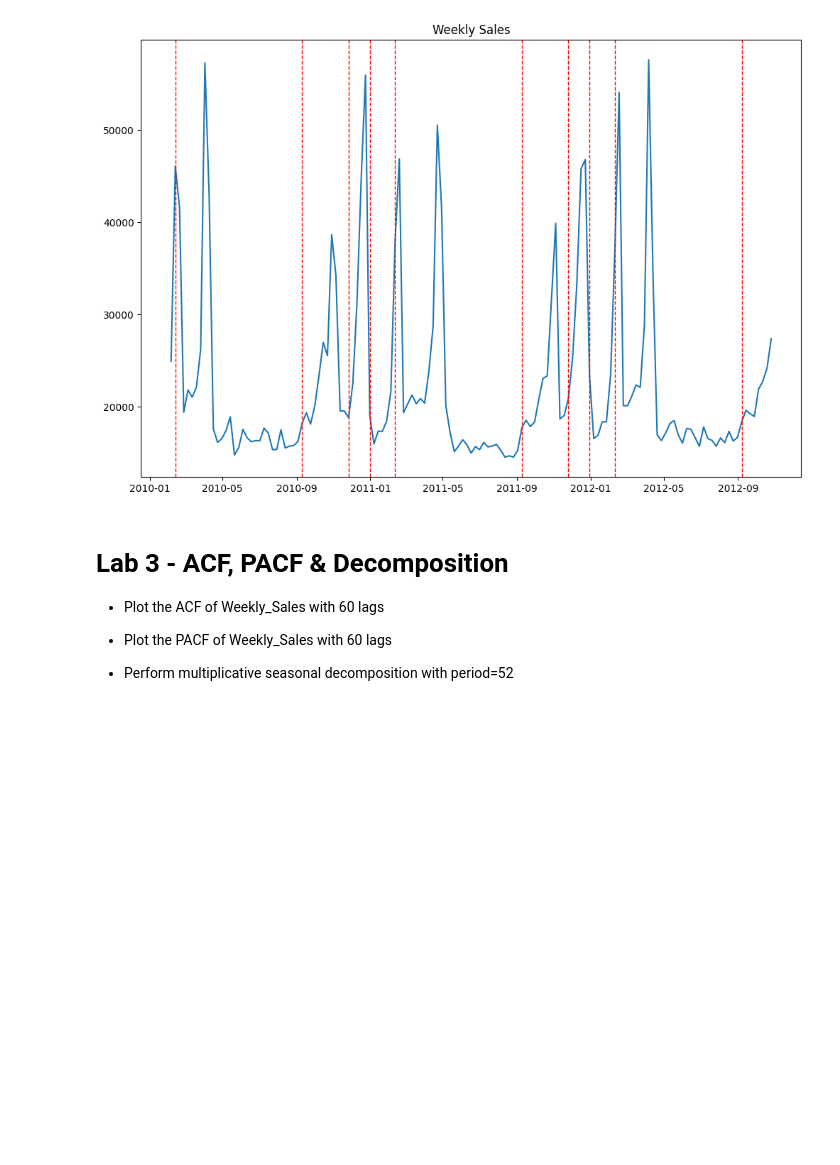
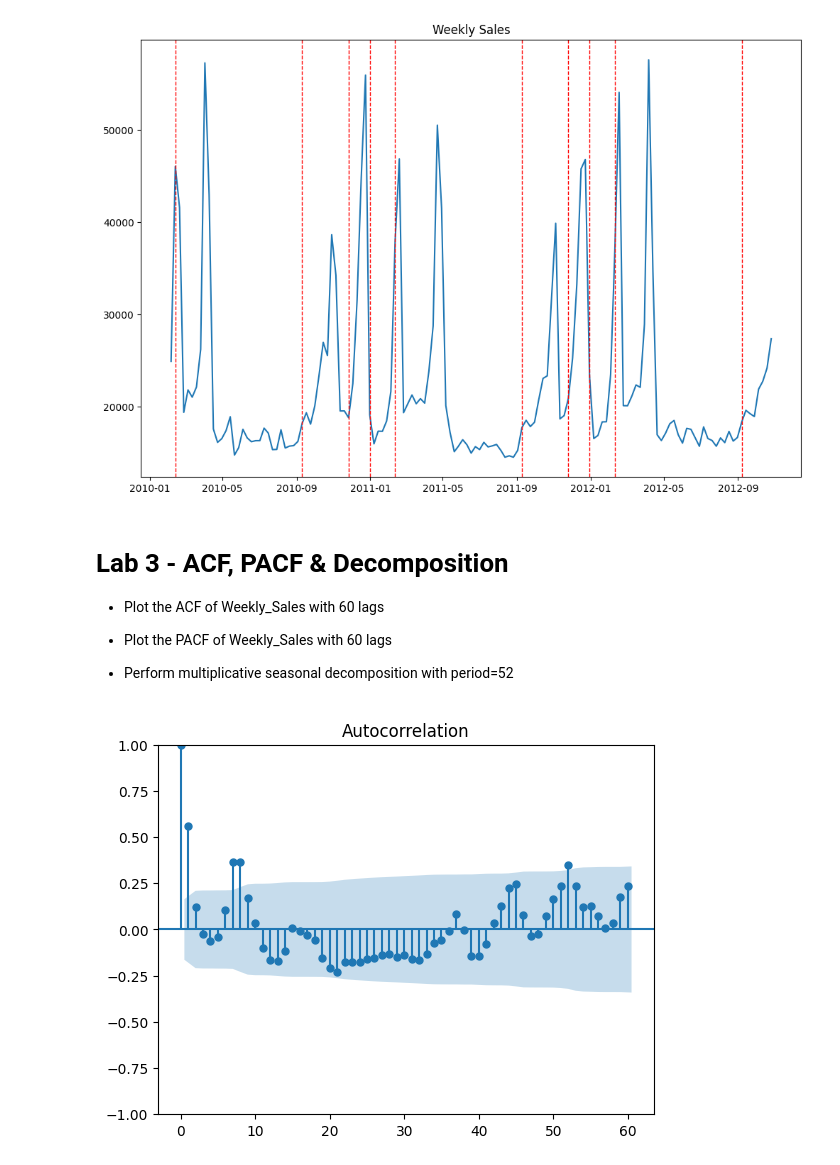
Before and after one commit to nurcoz/Udemy_time_series, a Jupyter notebook: Starter - Lab 3.ipynb, the cells around one changed output. Drawn from its saved outputs; the diff is of its cells as text; code cells hidden in the pictures; blank space fills up the shorter version.

```diff
--- a/Starter - Lab 3.ipynb
+++ b/Starter - Lab 3.ipynb
@@ -75,3 +75,9 @@ plt.show()
 * Plot the PACF of Weekly_Sales with 60 lags
 
 * Perform multiplicative seasonal decomposition with period=52
+# %%
+# ACF with 60 days
+plot_acf(df.Weekly_Sales, lags=60)
+plt.show()
+# %% [output]
+[figure, added]
```
Also changed, not shown: parts of 2 cells of this notebook.
